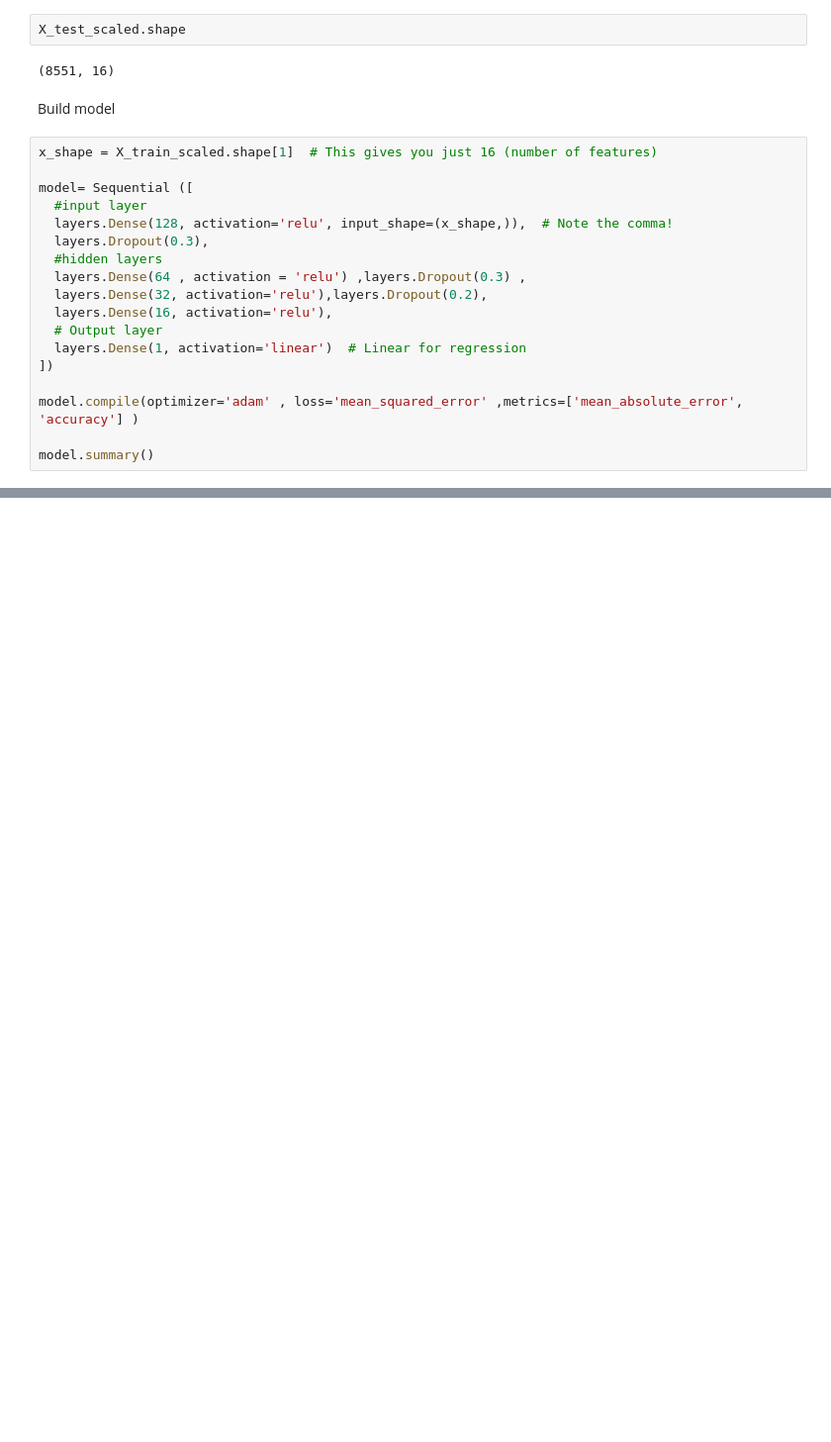
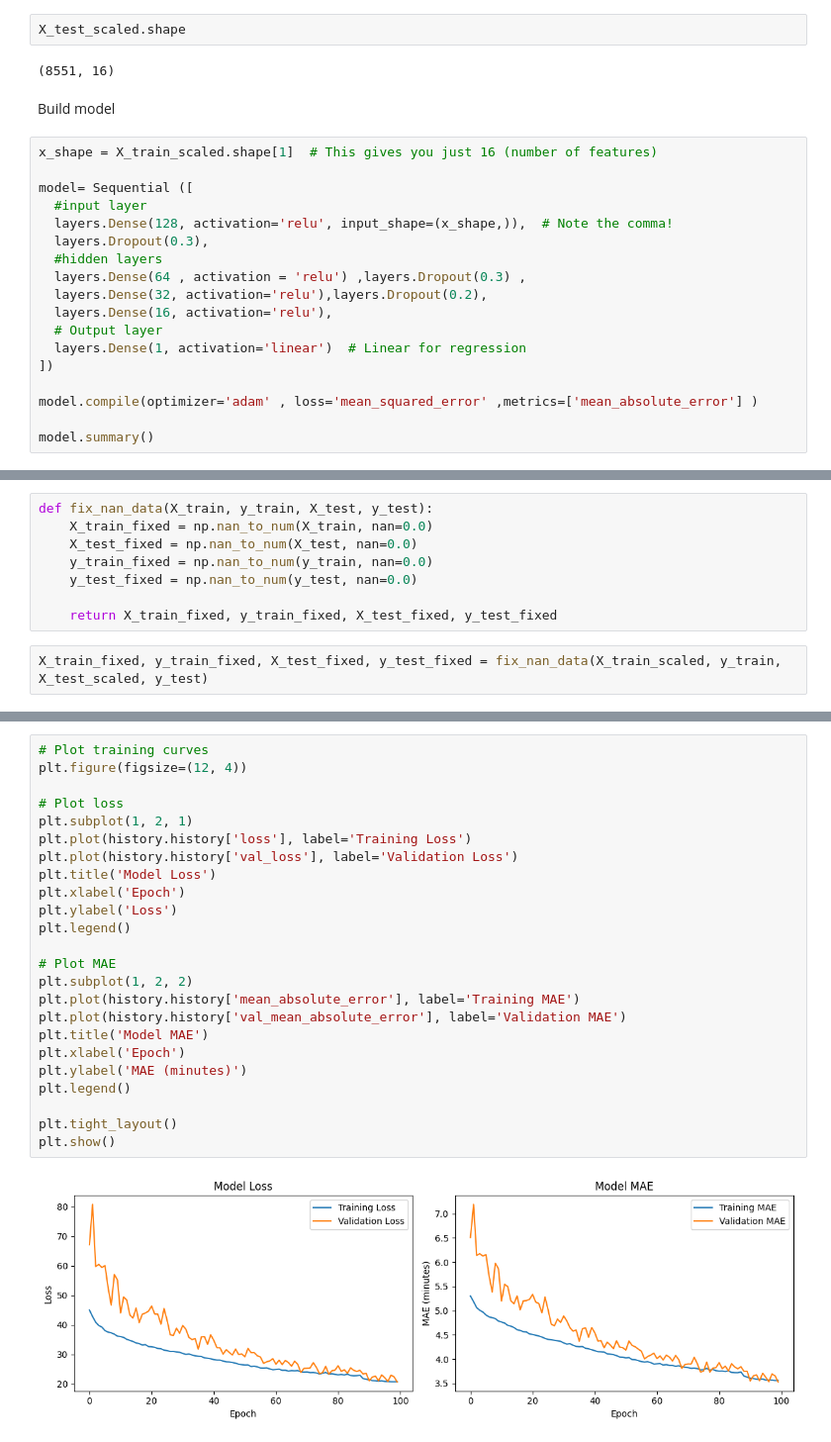
Before and after one commit to LightGirlCyber/food_delivery_time_predictor, a Jupyter notebook: model.ipynb, the cells around one changed output, grey strips where cells are left out. Shown at 99% size. Drawn from its saved outputs; the diff is of its cells as text; blank space fills up the shorter version.

Commit message:
fixed nan issue with x train and x test set,rained model ,evaluated it and tested on unseen data

```diff
--- a/model.ipynb
+++ b/model.ipynb
@@ -313,7 +327,7 @@ model= Sequential ([
   layers.Dense(1, activation='linear')  # Linear for regression
 ])
 
-model.compile(optimizer='adam' , loss='mean_squared_error' ,metrics=['mean_absolute_error', 'accuracy'] )
+model.compile(optimizer='adam' , loss='mean_squared_error' ,metrics=['mean_absolute_error'] )
 
 model.summary()
 # %% [output]
@@ -383,0 +351,10 @@ AttributeError: 'Sequential' object has no attribute 'X_train'
+# %%
+def fix_nan_data(X_train, y_train, X_test, y_test):
+    X_train_fixed = np.nan_to_num(X_train, nan=0.0)
+    X_test_fixed = np.nan_to_num(X_test, nan=0.0)
+    y_train_fixed = np.nan_to_num(y_train, nan=0.0)
+    y_test_fixed = np.nan_to_num(y_test, nan=0.0)
+
+    return X_train_fixed, y_train_fixed, X_test_fixed, y_test_fixed
+# %%
+X_train_fixed, y_train_fixed, X_test_fixed, y_test_fixed = fix_nan_data(X_train_scaled, y_train, X_test_scaled, y_test)
@@ -383,0 +421,26 @@ AttributeError: 'Sequential' object has no attribute 'X_train'
+# %%
+# Plot training curves
+plt.figure(figsize=(12, 4))
+
+# Plot loss
+plt.subplot(1, 2, 1)
+plt.plot(history.history['loss'], label='Training Loss')
+plt.plot(history.history['val_loss'], label='Validation Loss')
+plt.title('Model Loss')
+plt.xlabel('Epoch')
+plt.ylabel('Loss')
+plt.legend()
+
+# Plot MAE
+plt.subplot(1, 2, 2)
+plt.plot(history.history['mean_absolute_error'], label='Training MAE')
+plt.plot(history.history['val_mean_absolute_error'], label='Validation MAE')
+plt.title('Model MAE')
+plt.xlabel('Epoch')
+plt.ylabel('MAE (minutes)')
+plt.legend()
+
+plt.tight_layout()
+plt.show()
+# %% [output]
+[figure, added]
```
Also changed, not shown: parts of 13 cells of this notebook, 3 other files.
